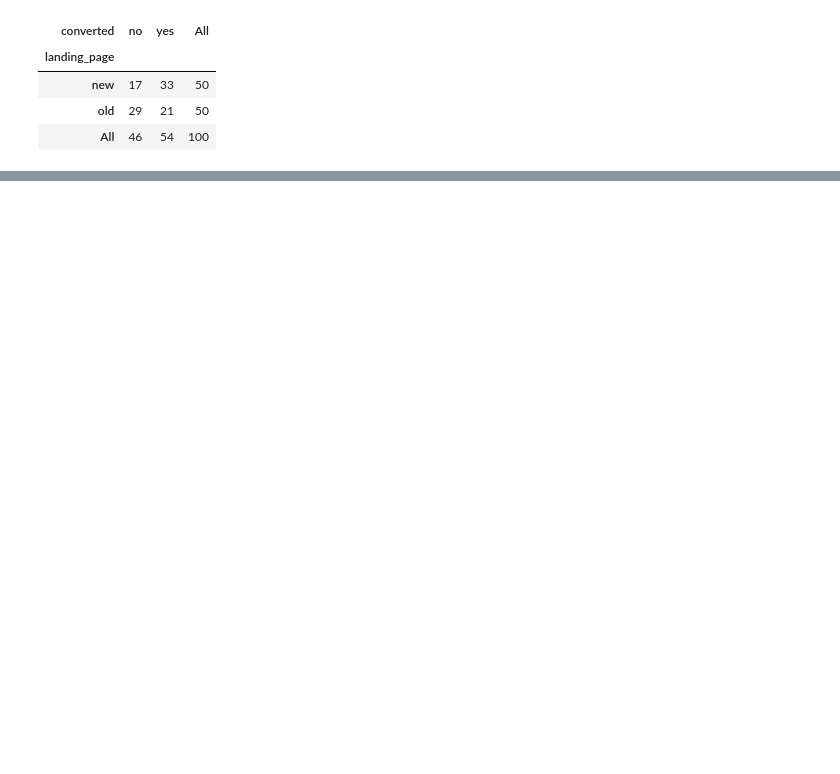
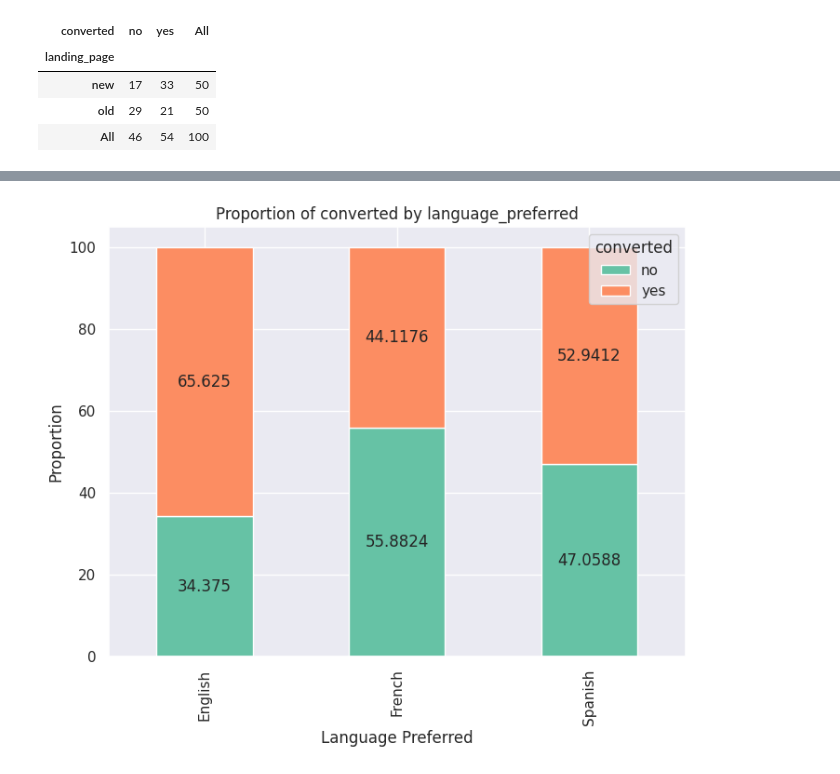
Before and after one commit to Rajesh2015/E-news-Express-Project, a Jupyter notebook: E-news Express Project Solution.ipynb, the cells around one changed output, grey strips where cells are left out. Cells and saved outputs as stored; diff of their text form; code cells hidden in the pictures; blank space fills up the shorter version.

```diff
--- a/E-news Express Project Solution.ipynb
+++ b/E-news Express Project Solution.ipynb
@@ -283,7 +283,7 @@ def annotate_chart(plot, ax):
                       textcoords='offset points')
 # %%
 
-def plot_stacked_bar_with_annotations(df, x, y, normalize=True, figsize=(8, 6)):
+def plot_stacked_bar_with_annotations(df, x, y, normalize='index', figsize=(8, 6)):
     """
     Creates a stacked bar plot with pastel colors and annotates each bar with proportion values.
 
@@ -298,7 +298,7 @@ def plot_stacked_bar_with_annotations(df, x, y, normalize=True, figsize=(8, 6)):
     - plt (matplotlib.pyplot): The matplotlib plot object with annotations.
     """
     # Create the crosstab
-    crosstab = pd.crosstab(df[x], df[y], normalize=normalize)
+    crosstab = pd.crosstab(df[x], df[y], normalize=normalize)*100
 
     # Create the plot
     ax = crosstab.plot(kind='bar', stacked=True, figsize=figsize, color=['#66c2a5', '#fc8d62'])
@@ -398,0 +440,6 @@ plt.show()
+# %%
+# Draw stack bar chat to compare the propertion of user converted for any specific
+plt=plot_stacked_bar_with_annotations(df,x='language_preferred',y='converted',normalize='index')
+plt.show()
+# %% [output]
+[figure, added]
```
Also changed, not shown: parts of 27 cells of this notebook.
